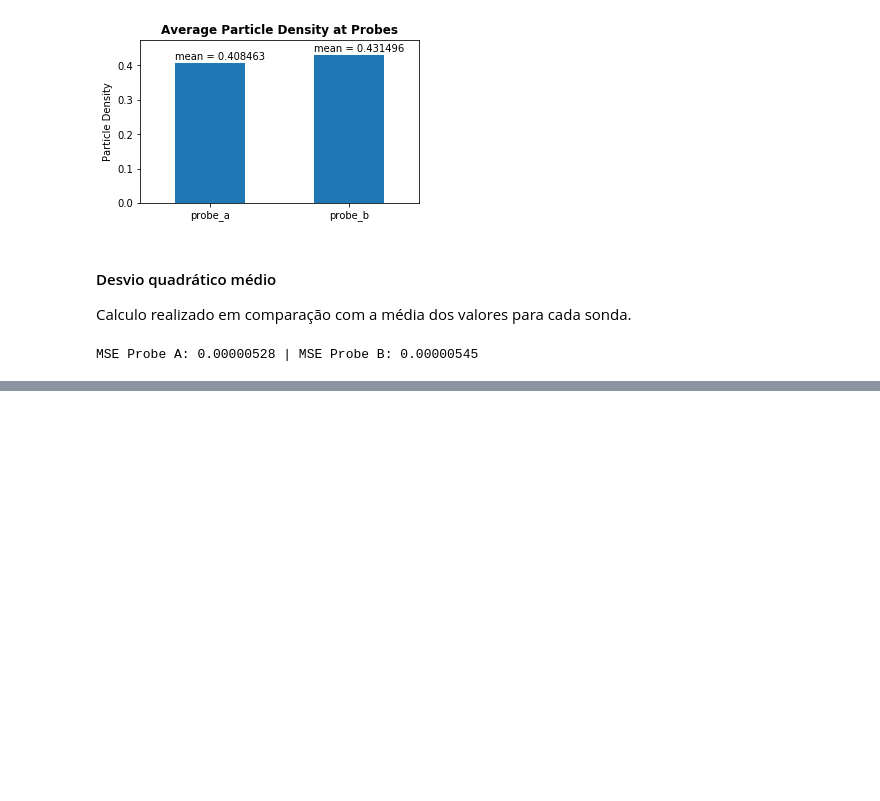
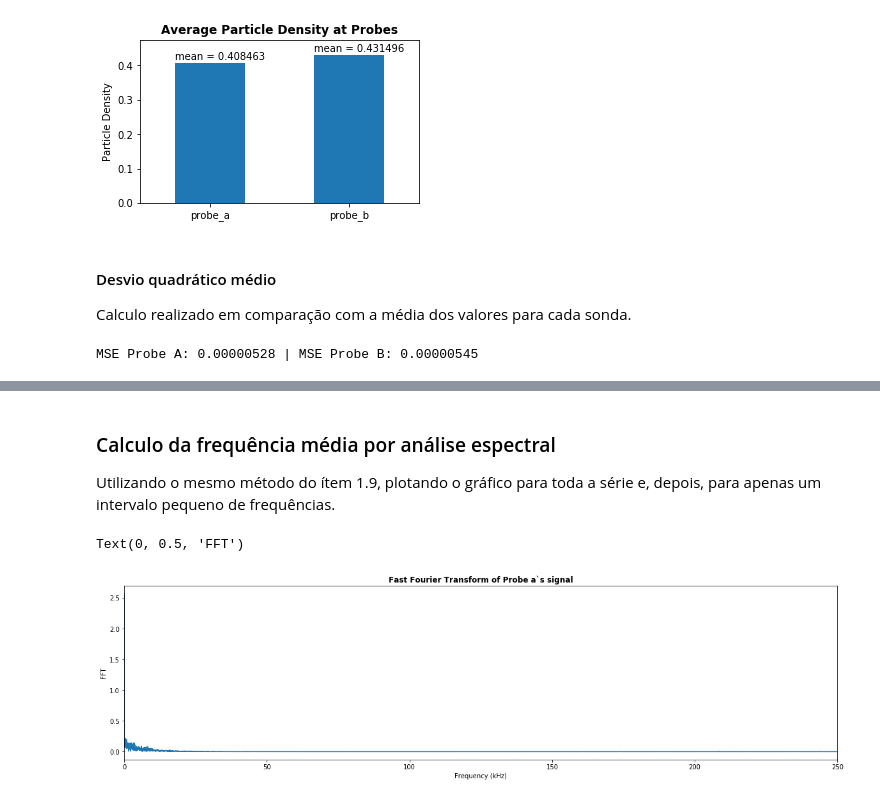
Before and after one commit to mbranbilla/plasma-physics, a Jupyter notebook: directed_study.ipynb, the cells around one changed output, grey strips where cells are left out. Cells and saved outputs as stored; diff of their text form; code cells hidden in the pictures; blank space fills up the shorter version.

```diff
--- a/directed_study.ipynb
+++ b/directed_study.ipynb
@@ -432,0 +494,18 @@ plt.savefig('report/images/helimak_probes_a_b_cross_correlation_3ms_5ms', bbox_i
+# %% [markdown]
+### Calculo da frequência média por análise espectral
+
+Utilizando o mesmo método do ítem 1.9, plotando o gráfico para toda a série e, depois, para apenas um intervalo pequeno de frequências.
+# %%
+fft = np.fft.fft(helimak['probe_a'])
+fft = 2 * np.pi * np.abs(fft / len(fft))
+freq = np.fft.fftfreq(len(helimak['probe_a'].values)) * 500
+
+fft_dataset = pd.DataFrame({'frequency': freq, 'fft': fft})
+
+fft_dataset[fft_dataset['frequency'] >= 0 ].plot(x='frequency', y='fft', legend=False)
+plt.title("Fast Fourier Transform of Probe a`s signal", fontweight='bold')
+plt.xlabel("Frequency (kHz)")
+plt.ylabel("FFT")
+# %% [output]
+Text(0, 0.5, 'FFT')
+[figure, added]
```
Also changed, not shown: parts of 21 cells of this notebook.
